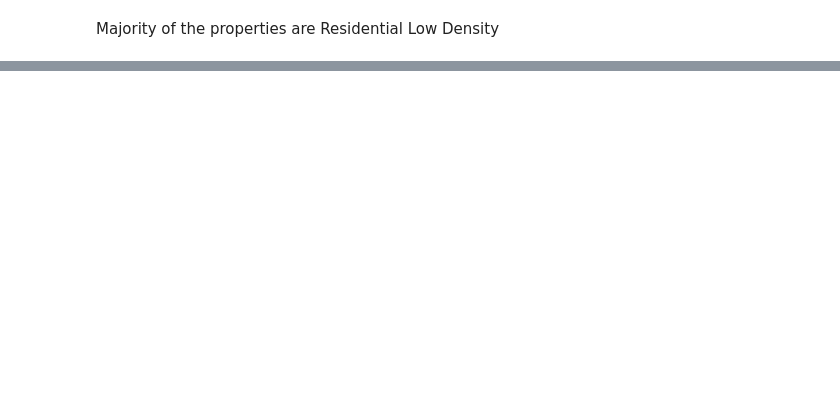
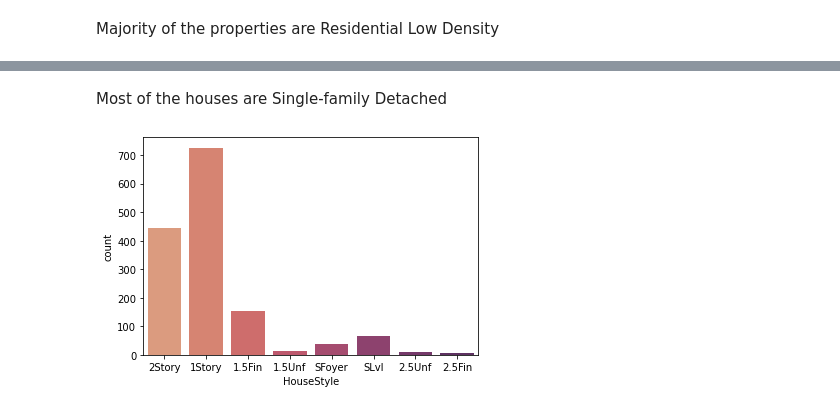
Before and after one commit to kushlulla/HousePrice, a Jupyter notebook: HousePrice_Kush.ipynb, the cells around one changed output, grey strips where cells are left out. Saved outputs shown, nothing was run; the diff lists cells and outputs as text; code cells hidden in the pictures; blank space fills up the shorter version.

```diff
--- a/HousePrice_Kush.ipynb
+++ b/HousePrice_Kush.ipynb
@@ -157,0 +162,6 @@ Majority of the properties are Residential Low Density
+# %% [markdown]
+Most of the houses are Single-family Detached
+# %%
+count_show(housing_df.HouseStyle)
+# %% [output]
+[figure, added]
```
Also changed, not shown: parts of 65 cells of this notebook, 1 other file.
